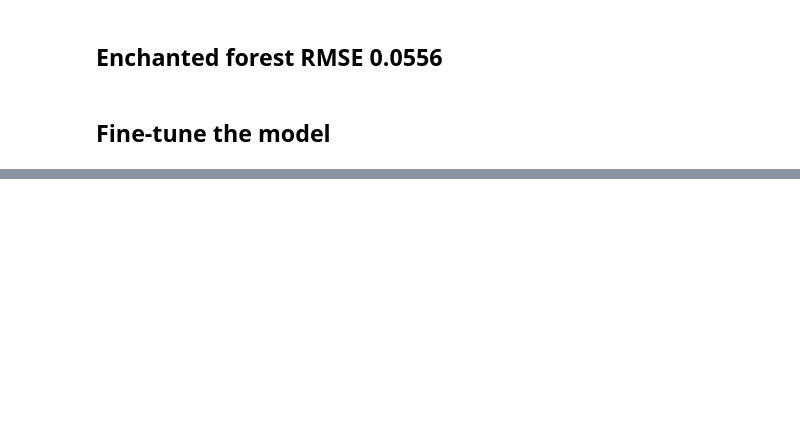
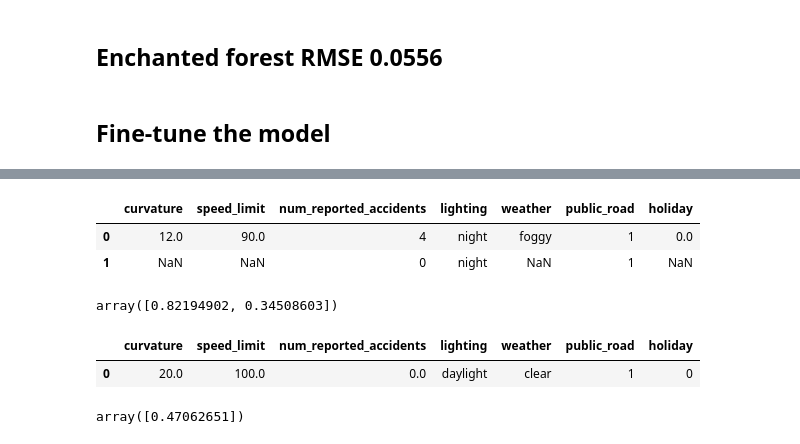
Before and after one commit to AhmadMontaser/Data-Wizards, a Jupyter notebook: feature_engineering.ipynb, the cells around one changed output, grey strips where cells are left out. Cells and saved outputs as stored; diff of their text form; code cells hidden in the pictures; blank space fills up the shorter version.

```diff
--- a/feature_engineering.ipynb
+++ b/feature_engineering.ipynb
@@ -118,0 +194,42 @@ submission.to_csv('submission_enchanted_forest.csv', index=False)
+# %%
+model_path = 'Enchanted_forest.joblib'
+
+try:
+    loaded_model = joblib.load(model_path)
+
+    test_data = [
+        [12, 90, 4, 'night', 'foggy', 1, 0],
+        [np.nan, np.nan, 0, 'night', np.nan, 1, np.nan]
+    ]
+
+    feature_names = ['curvature', 'speed_limit', 'num_reported_accidents', 'lighting', 'weather', 'public_road', 'holiday']
+    df_test = pd.DataFrame(test_data, columns=feature_names)
+
+    display(df_test)
+
+    probabili = loaded_model.predict(df_test)
+
+except FileNotFoundError:
+    print("error")
+except Exception as e:
+    print("error")
+    print(f"{e}")
+# %% [output]
+|  | curvature | speed_limit | num_reported_accidents | lighting | weather | public_road | holiday |
+| 0 | 12.0 | 90.0 | 4 | night | foggy | 1 | 0.0 |
+| 1 | NaN | NaN | 0 | night | NaN | 1 | NaN |
+# %%
+probabili
+# %% [output]
+array([0.82194902, 0.34508603])
+# %%
+data = pd.read_csv('captured_road_data.csv')
+data.head()
+# %% [output]
+|  | curvature | speed_limit | num_reported_accidents | lighting | weather | public_road | holiday |
+| 0 | 20.0 | 100.0 | 0.0 | daylight | clear | 1 | 0 |
+# %%
+p = loaded_model.predict(data)
+p
+# %% [output]
+array([0.47062651])
```
Also changed, not shown: parts of 10 cells of this notebook, 8 other files.
